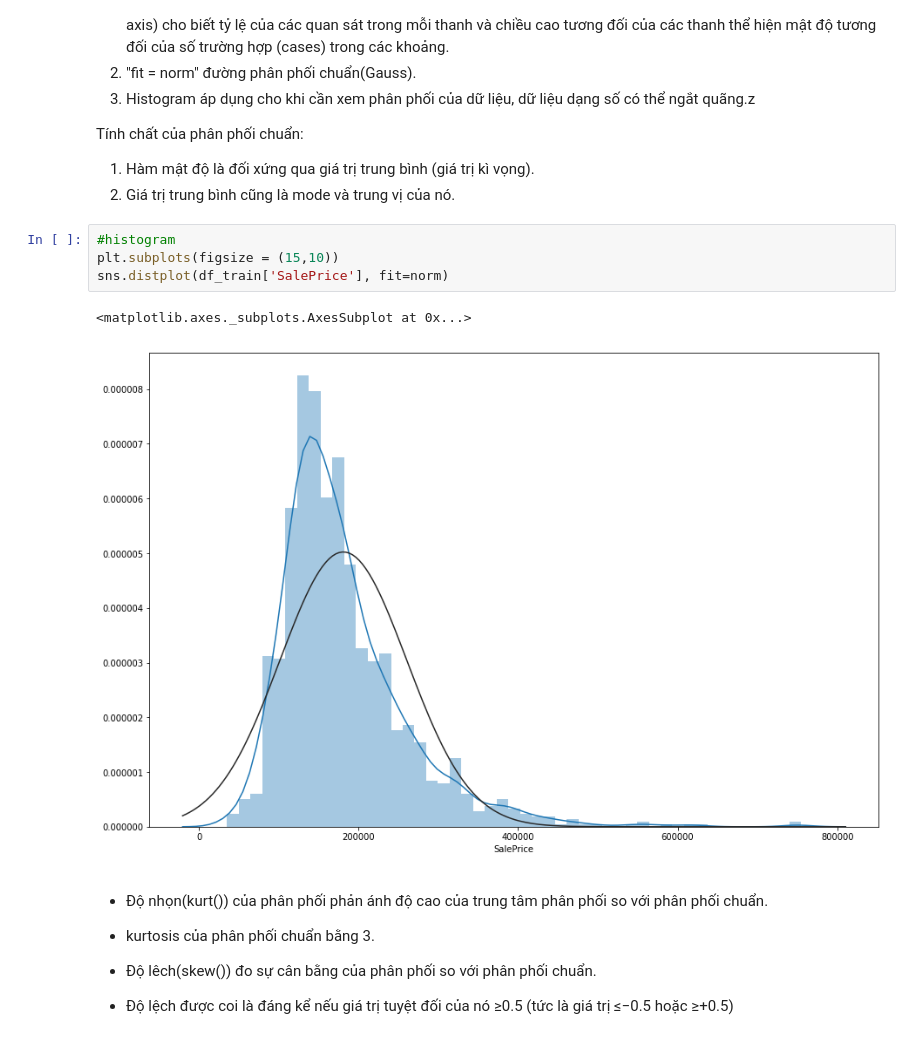
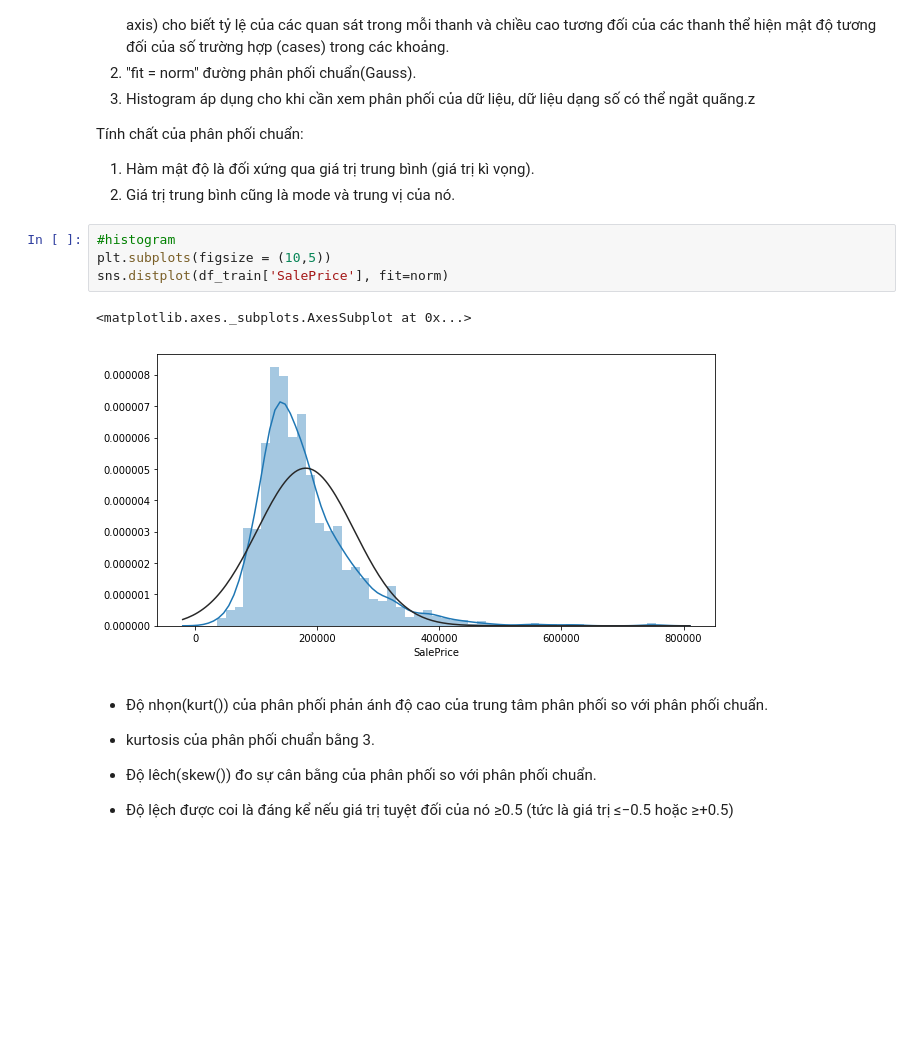
Before and after one commit to TanKinh/machine_learning, a Jupyter notebook: EDA/house_price/src/anylasic_house_price.ipynb, the cells around one changed output. Drawn from its saved outputs; the diff is of its cells as text; blank space fills up the shorter version.

```diff
--- a/EDA/house_price/src/anylasic_house_price.ipynb
+++ b/EDA/house_price/src/anylasic_house_price.ipynb
@@ -72,11 +72,11 @@ Tính chất của phân phối chuẩn:
  2. Giá trị trung bình cũng là mode và trung vị của nó.
 # %%
 #histogram
-plt.subplots(figsize = (15,10))
+plt.subplots(figsize = (10,5))
 sns.distplot(df_train['SalePrice'], fit=norm)
 # %% [output]
 <matplotlib.axes._subplots.AxesSubplot at 0x...>
-[figure, old version]
+[figure, new version]
 # %% [markdown]
 - Độ nhọn(kurt()) của phân phối phản ánh độ cao của trung tâm phân phối so với phân phối chuẩn.
 - kurtosis của phân phối chuẩn bằng 3.
```
Also changed, not shown: parts of 70 cells of this notebook, 1 other file.
